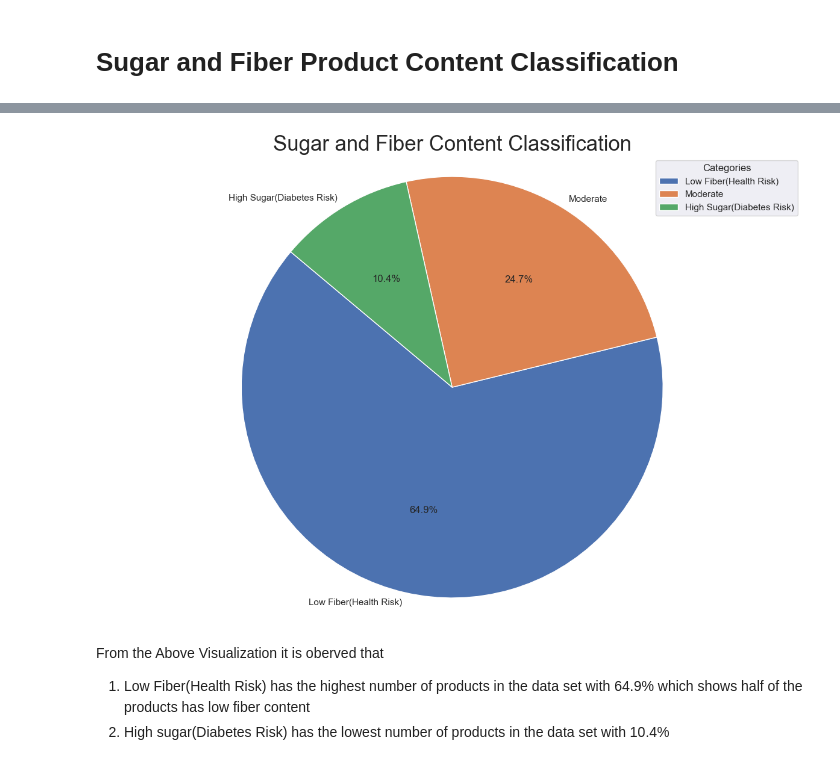
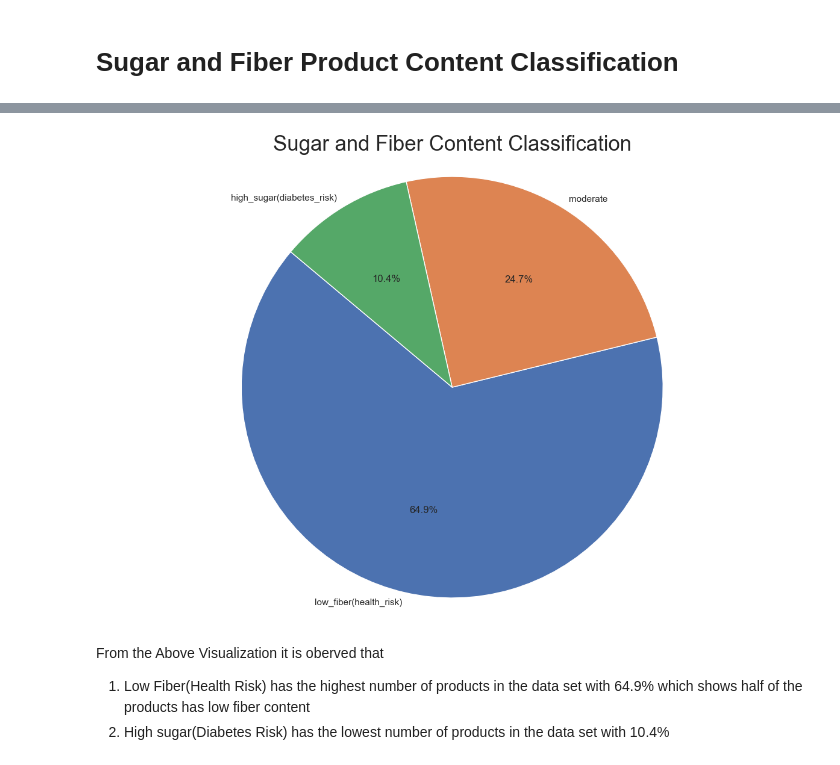
Before and after one commit to Awanieva/Team-InsightHub, a Jupyter notebook: Cereal_Analysis.ipynb, the cells around one changed output, grey strips where cells are left out. Saved outputs shown, nothing was run; the diff lists cells and outputs as text; code cells hidden in the pictures.

```diff
--- a/Cereal_Analysis.ipynb
+++ b/Cereal_Analysis.ipynb
@@ -201,10 +208,6 @@ plt.show()
 [figure]
 # %% [markdown]
 #**Creating New Columns**
-# %%
-cereal['brand'] = None
-
-cereal['ingredient_sum'] = None
 # %%
 cereal.columns
 # %% [output]
@@ -251,9 +239,9 @@ Name: brand, Length: 77, dtype: object
 # %% [markdown]
 #**Creating an Ingredient Category**
 # %%
-ingredient_columns=['calories','protein','fat','sodium','fiber','carbo','sugars','potass','vitamins']
-cereal['ingredient_sum'] = cereal[ingredient_columns].sum(axis=1)
-insights=cereal[['name','brand','ingredient_sum']]
+nutrient_columns=['calories','protein','fat','sodium','fiber','carbo','sugars','potass','vitamins']
+cereal['nutrients_sum'] = cereal[nutrient_columns].sum(axis=1)
+insights=cereal[['name','brand','nutrients_sum']]
 # %%
 insights
 # %% [output]
@@ -307,10 +293,10 @@ From the Above Visualization it is oberved that
 # %% [markdown]
 #**Classification of Cereals based on nutritional content for a category of persons**
 # %%
-cereal['category']= 'Adult'
 cereal.loc[cereal['sugars']<=5,'category']='Children'
 cereal.loc[cereal['calories']<=100,'category']='Baby'
 cereal.loc[cereal['protein']>=5,'category']='Pregnant Women'
+cereal.loc[~cereal['category'].isin(['Baby', 'Children', 'Pregnant Women']), 'category']='Adult'
 # %%
 # counting the number of cereals in each category
 category_counts=cereal['category'].value_counts()
@@ -402,8 +343,7 @@ Name: count, dtype: int64
 high_sugar_threshold=9
 low_fiber_threshold=3
 
-cereal["Group"]= ""
-cereal.loc[cereal['sugars']>high_sugar_threshold,'Group']='High Sugar(Diabetes Risk)'
-cereal.loc[cereal['fiber']<low_fiber_threshold,'Group']='Low Fiber(Health Risk)'
-cereal.loc[(cereal['sugars']<=high_sugar_threshold)&(cereal['fiber']>=low_fiber_threshold),'Group']='Moderate'
+cereal.loc[cereal['sugars'] > high_sugar_threshold,'group']='high_sugar(diabetes_risk)'
+cereal.loc[cereal['fiber'] < low_fiber_threshold,'group']='low_fiber(health_risk)'
+cereal.loc[(cereal['sugars'] <= high_sugar_threshold) & (cereal['fiber']>=low_fiber_threshold),'group']='moderate'
 # %%
@@ -456,20 +368,18 @@ print(Low_Fibre_cereals[['name','Group']])
 # %%
-counts_sugarfiber = cereal["Group"].value_counts()
+counts_sugarfiber = cereal["group"].value_counts()
 
 # Plot the counts as a pie chart
 plt.figure(figsize=(15, 10))
-wedges, texts, autotexts = plt.pie(counts_sugarfiber, labels=counts_sugarfiber.index, labeldistance=1.05, autopct='%1.1f%%', startangle=140)
+_ = plt.pie(counts_sugarfiber, labels=counts_sugarfiber.index, labeldistance=1.05, autopct='%1.1f%%', startangle=140)
 
 # Adding a title
 plt.title('Sugar and Fiber Content Classification', fontsize=25)
 
-
 # Display the pie chart
 plt.axis('equal')
-plt.legend(counts_sugarfiber.index, title='Categories', loc='upper right')
 plt.show()
 # %% [output]
-[figure, old version]
+[figure, new version]
 # %% [markdown]
 From the Above Visualization it is oberved that
 1. Low Fiber(Health Risk) has the highest number of products in the data set with 64.9% which shows half of the products has low fiber content
```
Also changed, not shown: parts of 24 cells of this notebook, 5 other files.
